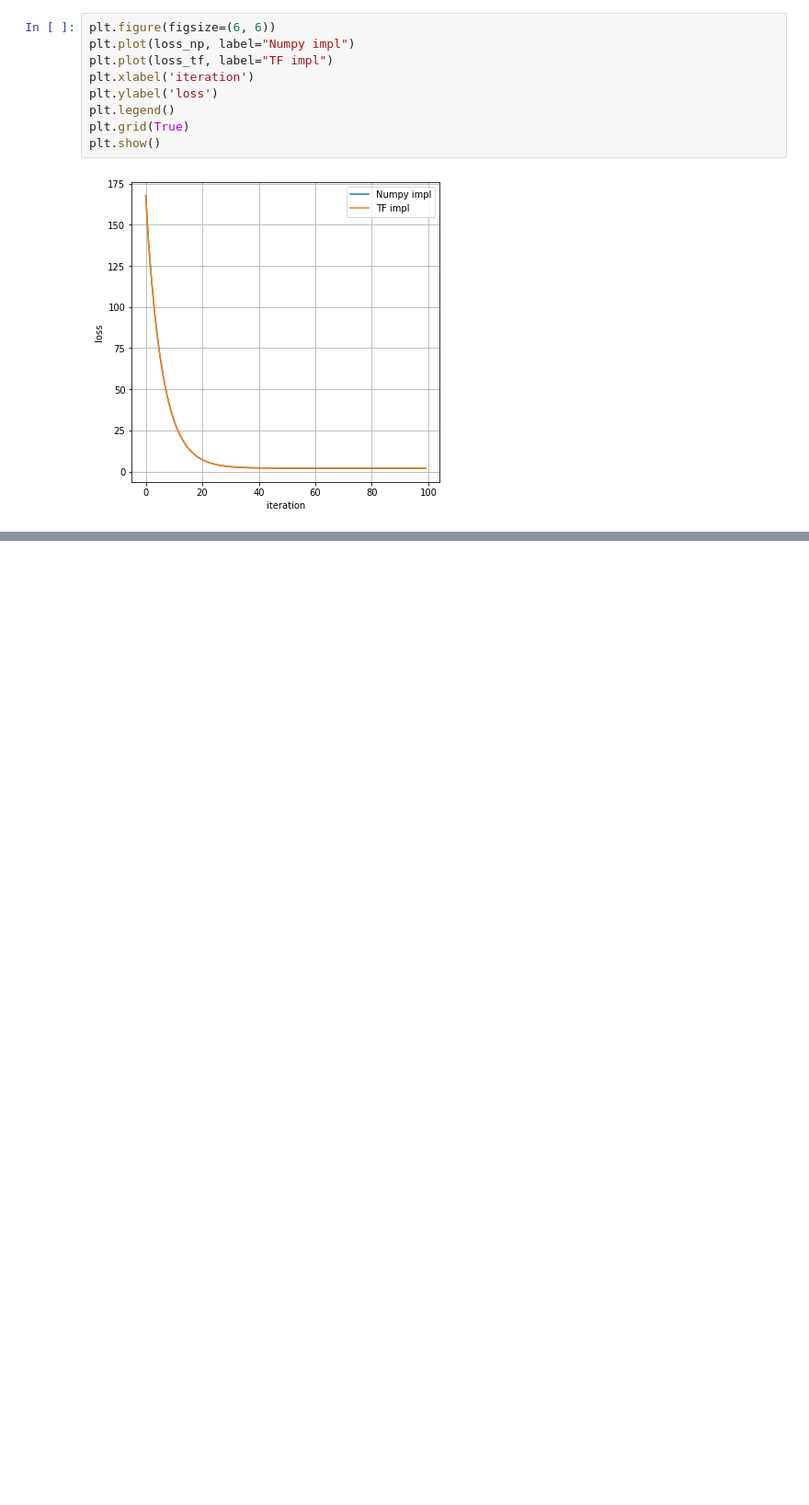
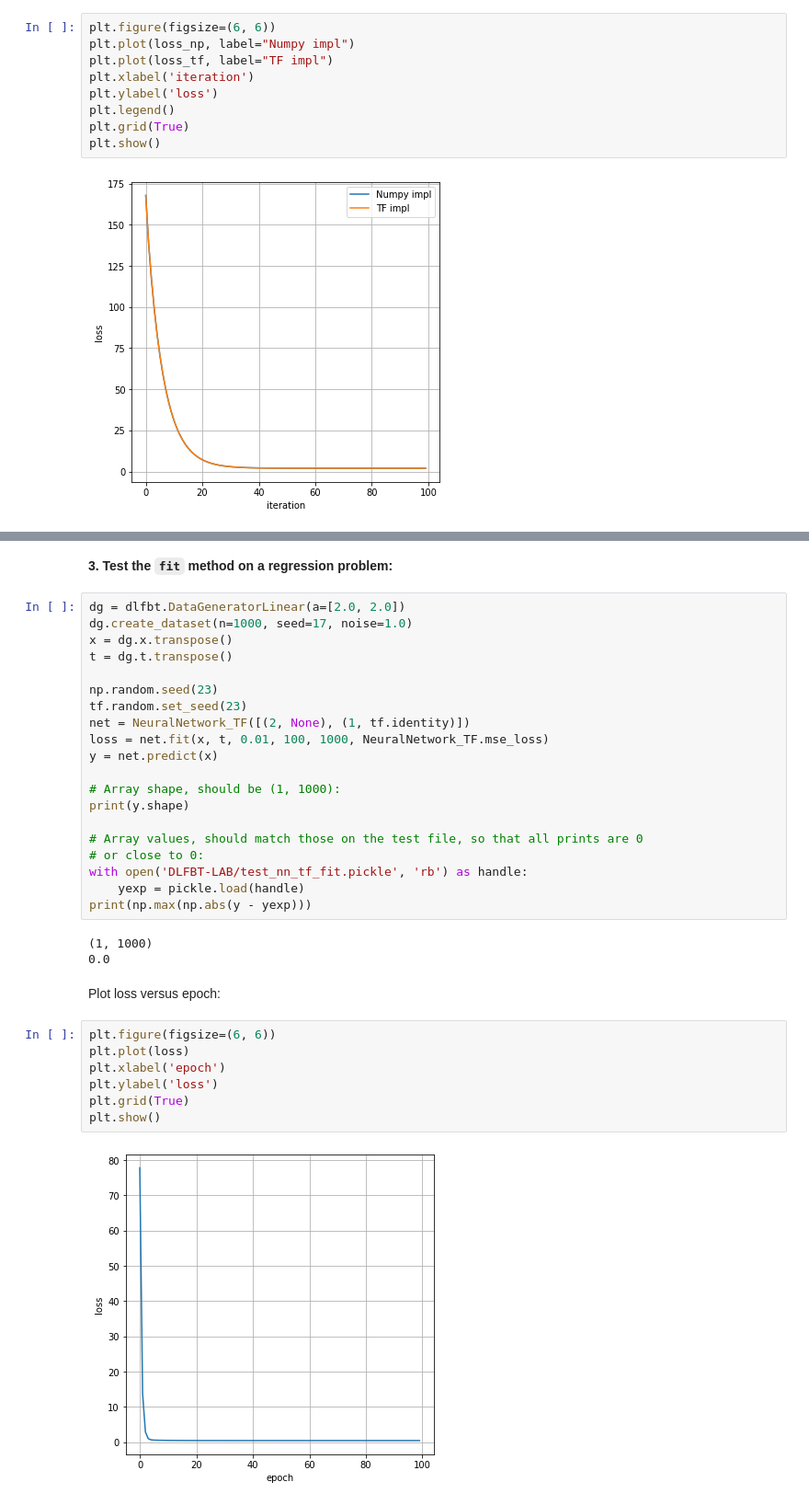
Before and after one commit to master-boda/DLFBT-LAB, a Jupyter notebook: lab1.ipynb, the cells around one changed output, grey strips where cells are left out. Shown at 92% size. Saved outputs shown, nothing was run; the diff lists cells and outputs as text; blank space fills up the shorter version.

```diff
--- a/lab1.ipynb
+++ b/lab1.ipynb
@@ -1104,0 +1634,36 @@ To be completed.
+# %% [markdown]
+**3. Test the ``fit`` method on a regression problem:**
+# %%
+dg = dlfbt.DataGeneratorLinear(a=[2.0, 2.0])
+dg.create_dataset(n=1000, seed=17, noise=1.0)
+x = dg.x.transpose()
+t = dg.t.transpose()
+
+np.random.seed(23)
+tf.random.set_seed(23)
+net = NeuralNetwork_TF([(2, None), (1, tf.identity)])
+loss = net.fit(x, t, 0.01, 100, 1000, NeuralNetwork_TF.mse_loss)
+y = net.predict(x)
+
+# Array shape, should be (1, 1000):
+print(y.shape)
+
+# Array values, should match those on the test file, so that all prints are 0
+# or close to 0:
+with open('DLFBT-LAB/test_nn_tf_fit.pickle', 'rb') as handle:
+    yexp = pickle.load(handle)
+print(np.max(np.abs(y - yexp)))
+# %% [output]
+(1, 1000)
+0.0
+# %% [markdown]
+Plot loss versus epoch:
+# %%
+plt.figure(figsize=(6, 6))
+plt.plot(loss)
+plt.xlabel('epoch')
+plt.ylabel('loss')
+plt.grid(True)
+plt.show()
+# %% [output]
+[figure, added]
```
Also changed, not shown: parts of 40 cells of this notebook, 1 other file.
